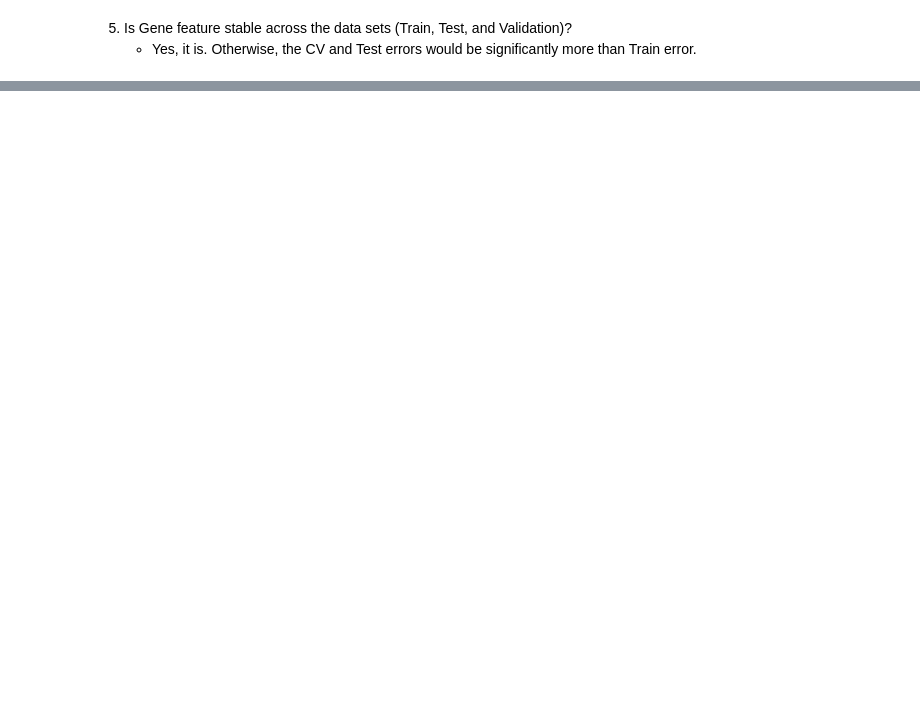
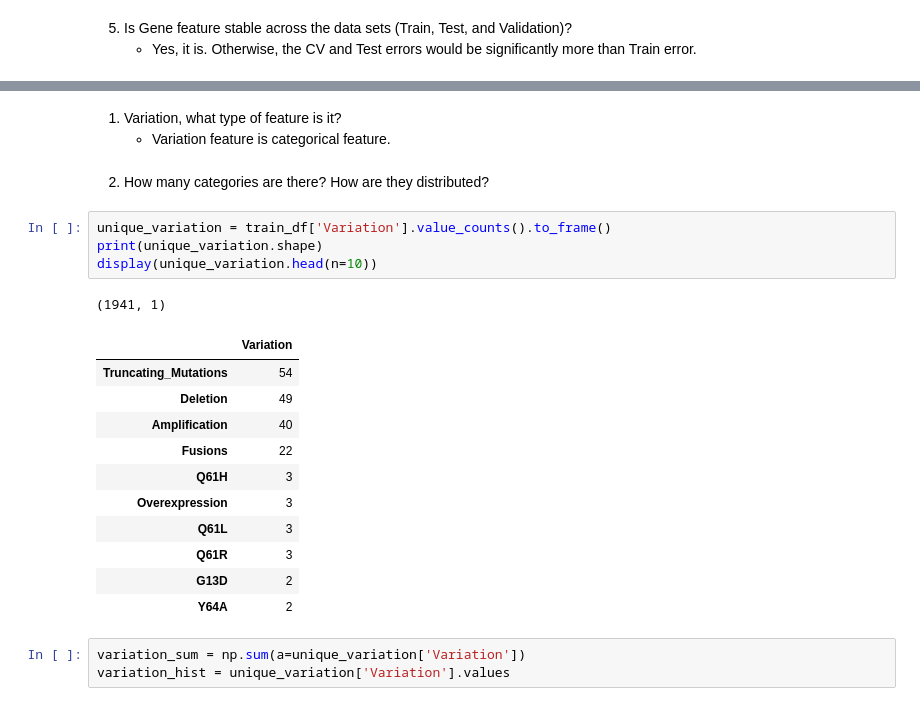
Before and after one commit to mohd-saifuddin/Applied-Roots, a Jupyter notebook: Applied-AI-Course/Modules/M06-ML-Case-Studies/02-Personalized-Cancer-Diagnosis/02-Personalized-Cancer-Diagnosis.ipynb, the cells around one changed output, grey strips where cells are left out. Cells and saved outputs as stored; diff of their text form; blank space fills up the shorter version.

```diff
--- a/Applied-AI-Course/Modules/M06-ML-Case-Studies/02-Personalized-Cancer-Diagnosis/02-Personalized-Cancer-Diagnosis.ipynb
+++ b/Applied-AI-Course/Modules/M06-ML-Case-Studies/02-Personalized-Cancer-Diagnosis/02-Personalized-Cancer-Diagnosis.ipynb
@@ -967,0 +981,25 @@ Test coverage: 649 / 665, percentage of coverage: 97.59%.
+# %% [markdown]
+1. Variation, what type of feature is it?
+    - Variation feature is categorical feature.
+# %% [markdown]
+2. How many categories are there? How are they distributed?
+# %%
+unique_variation = train_df['Variation'].value_counts().to_frame()
+print(unique_variation.shape)
+display(unique_variation.head(n=10))
+# %% [output]
+(1941, 1)
+|  | Variation |
+| Truncating_Mutations | 54 |
+| Deletion | 49 |
+| Amplification | 40 |
+| Fusions | 22 |
+| Q61H | 3 |
+| Overexpression | 3 |
+| Q61L | 3 |
+| Q61R | 3 |
+| G13D | 2 |
+| Y64A | 2 |
+# %%
+variation_sum = np.sum(a=unique_variation['Variation'])
+variation_hist = unique_variation['Variation'].values
```
Also changed, not shown: parts of 35 cells of this notebook, 1 other file.
